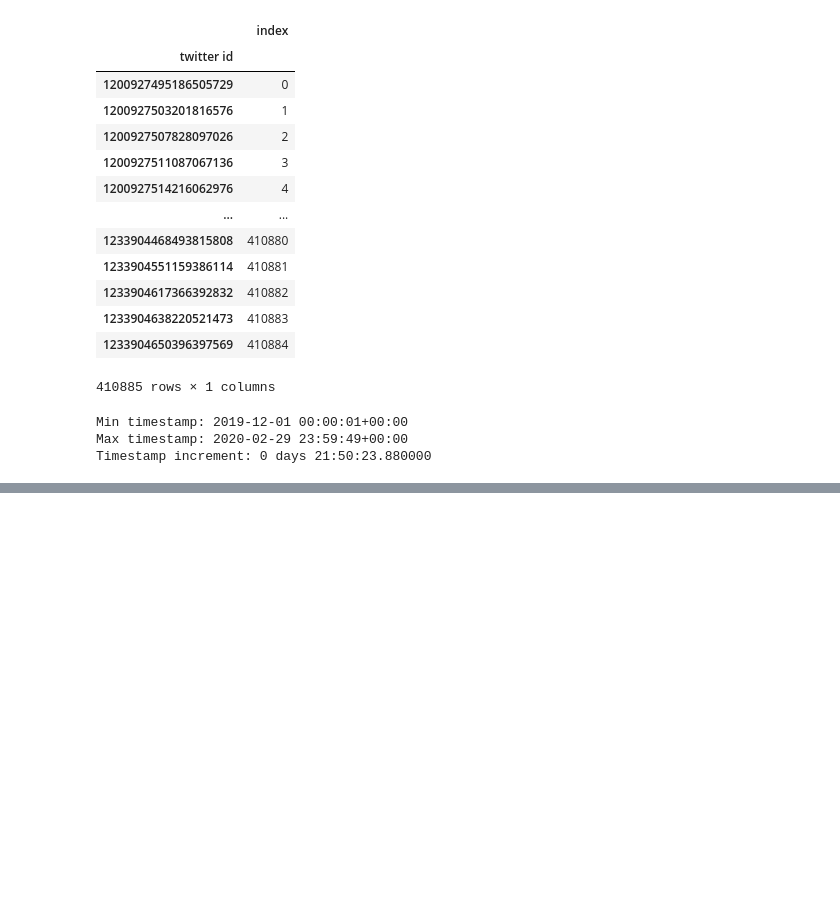
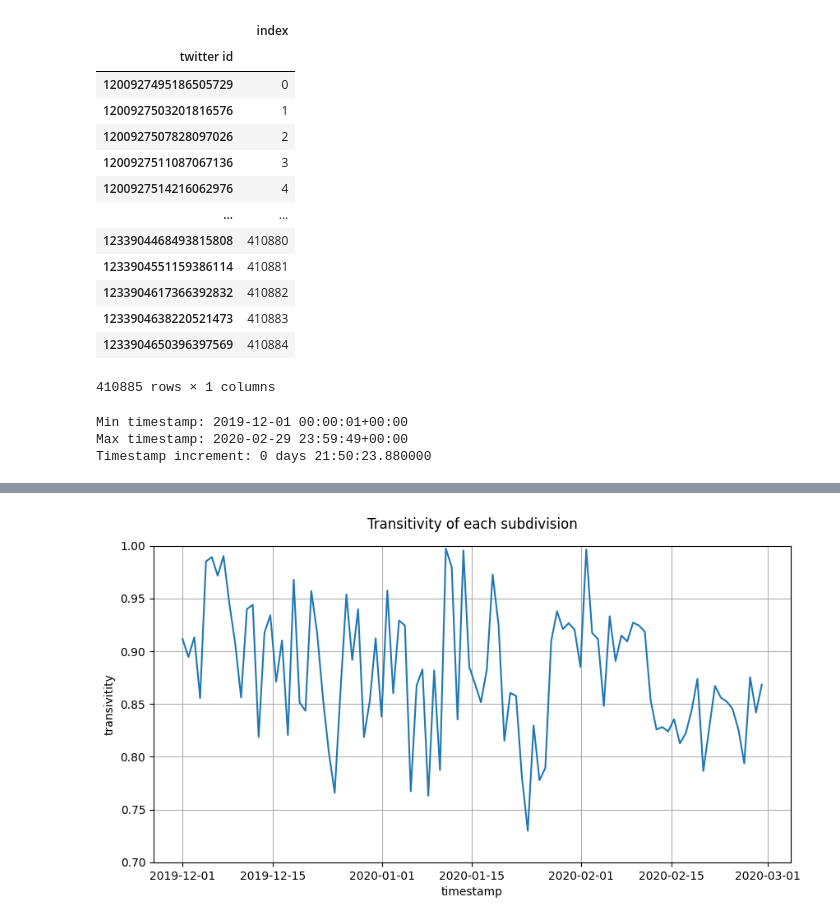
Before and after one commit to MattThePerson/SNA_Project_2024, a Jupyter notebook: notebooks/3.2 Transitivity Evolution.ipynb, the cells around one changed output, grey strips where cells are left out. Drawn from its saved outputs; the diff is of its cells as text; code cells hidden in the pictures; blank space fills up the shorter version.

```diff
--- a/notebooks/3.2 Transitivity Evolution.ipynb
+++ b/notebooks/3.2 Transitivity Evolution.ipynb
@@ -173,0 +175,17 @@ tt.to_csv('../data/transitivity/transitivity_window_5.csv', index=False)
+# %%
+def plot_transitivity(values, title='Transitivity', ylim=[0.7,1]):
+    plt.figure(figsize=(10,5))
+    plt.title(title, pad=15)
+    plt.plot(ts_bins[:steps], values)
+    plt.grid()
+    plt.ylabel('transivitity')
+    plt.xlabel('timestamp')
+    ax = plt.gca()
+    ax.set_ylim(ylim)
+    plt.show()
+# %%
+# Plot transitivity
+tt = pd.read_csv('../data/transitivity/transitivity_window_1.csv')
+plot_transitivity(tt['transitivity'], title="Transitivity of each subdivision")
+# %% [output]
+[figure, added]
```
Also changed, not shown: parts of 7 cells of this notebook, 7 other files.
